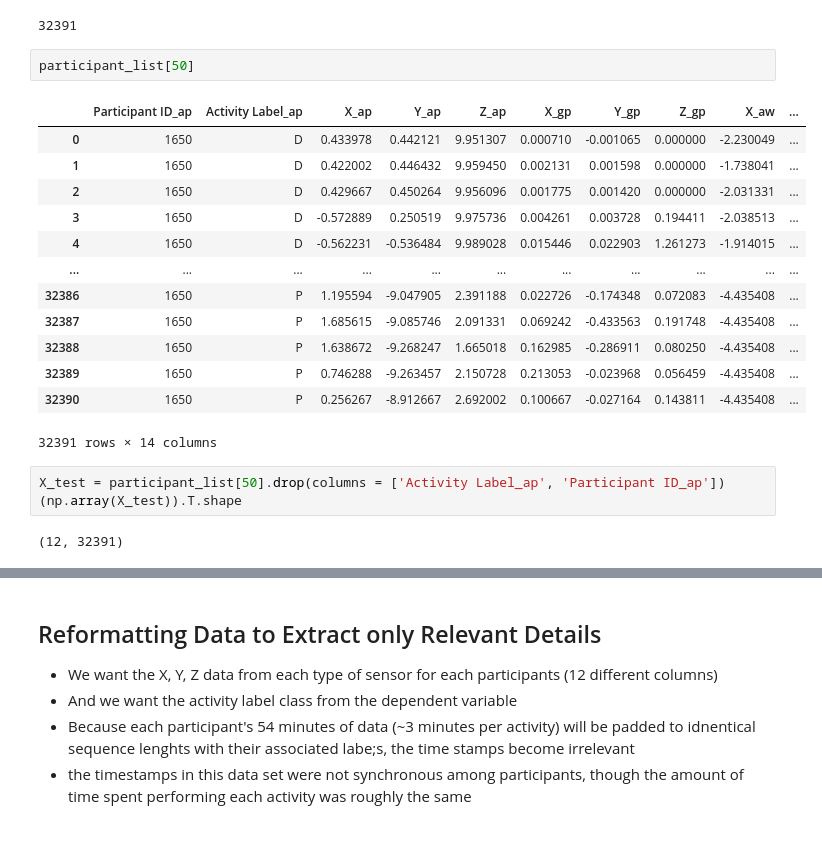
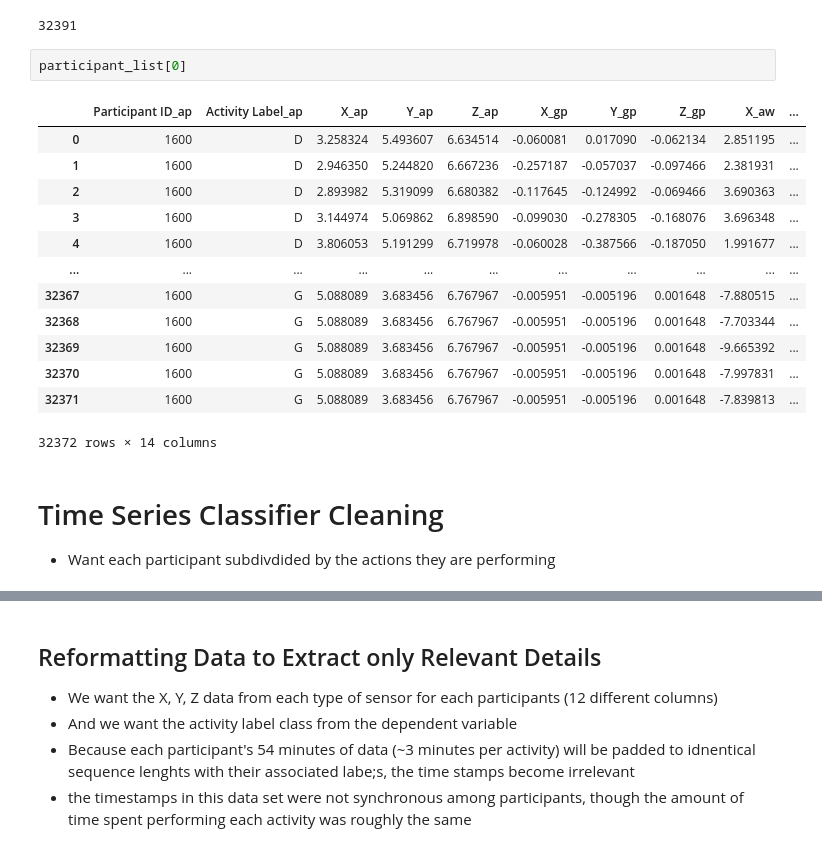
Before and after one commit to tweatherfordk/Accelerometer-Action-Dectection, a Jupyter notebook: Data Preprocessing.ipynb, the cells around one changed output, grey strips where cells are left out. Cells and saved outputs as stored; diff of their text form.

```diff
--- a/Data Preprocessing.ipynb
+++ b/Data Preprocessing.ipynb
@@ -146,23 +146,21 @@ len(participant_list[50])
 # %% [output]
 32391
 # %%
-participant_list[50]
+participant_list[0]
 # %% [output]
 |  | Participant ID_ap | Activity Label_ap | X_ap | Y_ap | Z_ap | X_gp | Y_gp | Z_gp | X_aw | ... |
-| 0 | 1650 | D | 0.433978 | 0.442121 | 9.951307 | 0.000710 | -0.001065 | 0.000000 | -2.230049 | ... |
-| 1 | 1650 | D | 0.422002 | 0.446432 | 9.959450 | 0.002131 | 0.001598 | 0.000000 | -1.738041 | ... |
-| 2 | 1650 | D | 0.429667 | 0.450264 | 9.956096 | 0.001775 | 0.001420 | 0.000000 | -2.031331 | ... |
-| 3 | 1650 | D | -0.572889 | 0.250519 | 9.975736 | 0.004261 | 0.003728 | 0.194411 | -2.038513 | ... |
-| 4 | 1650 | D | -0.562231 | -0.536484 | 9.989028 | 0.015446 | 0.022903 | 1.261273 | -1.914015 | ... |
+| 0 | 1600 | D | 3.258324 | 5.493607 | 6.634514 | -0.060081 | 0.017090 | -0.062134 | 2.851195 | ... |
+| 1 | 1600 | D | 2.946350 | 5.244820 | 6.667236 | -0.257187 | -0.057037 | -0.097466 | 2.381931 | ... |
+| 2 | 1600 | D | 2.893982 | 5.319099 | 6.680382 | -0.117645 | -0.124992 | -0.069466 | 3.690363 | ... |
+| 3 | 1600 | D | 3.144974 | 5.069862 | 6.898590 | -0.099030 | -0.278305 | -0.168076 | 3.696348 | ... |
+| 4 | 1600 | D | 3.806053 | 5.191299 | 6.719978 | -0.060028 | -0.387566 | -0.187050 | 1.991677 | ... |
 | ... | ... | ... | ... | ... | ... | ... | ... | ... | ... | ... |
-| 32386 | 1650 | P | 1.195594 | -9.047905 | 2.391188 | 0.022726 | -0.174348 | 0.072083 | -4.435408 | ... |
-| 32387 | 1650 | P | 1.685615 | -9.085746 | 2.091331 | 0.069242 | -0.433563 | 0.191748 | -4.435408 | ... |
-| 32388 | 1650 | P | 1.638672 | -9.268247 | 1.665018 | 0.162985 | -0.286911 | 0.080250 | -4.435408 | ... |
-| 32389 | 1650 | P | 0.746288 | -9.263457 | 2.150728 | 0.213053 | -0.023968 | 0.056459 | -4.435408 | ... |
-| 32390 | 1650 | P | 0.256267 | -8.912667 | 2.692002 | 0.100667 | -0.027164 | 0.143811 | -4.435408 | ... |
+| 32367 | 1600 | G | 5.088089 | 3.683456 | 6.767967 | -0.005951 | -0.005196 | 0.001648 | -7.880515 | ... |
+| 32368 | 1600 | G | 5.088089 | 3.683456 | 6.767967 | -0.005951 | -0.005196 | 0.001648 | -7.703344 | ... |
+| 32369 | 1600 | G | 5.088089 | 3.683456 | 6.767967 | -0.005951 | -0.005196 | 0.001648 | -9.665392 | ... |
+| 32370 | 1600 | G | 5.088089 | 3.683456 | 6.767967 | -0.005951 | -0.005196 | 0.001648 | -7.997831 | ... |
+| 32371 | 1600 | G | 5.088089 | 3.683456 | 6.767967 | -0.005951 | -0.005196 | 0.001648 | -7.839813 | ... |
-32391 rows × 14 columns
+32372 rows × 14 columns
-# %%
-X_test = participant_list[50].drop(columns = ['Activity Label_ap', 'Participant ID_ap'])
-(np.array(X_test)).T.shape
-# %% [output]
-(12, 32391)
+# %% [markdown]
+# Time Series Classifier Cleaning
+- Want each participant subdivdided by the actions they are performing
```
Also changed, not shown: parts of 35 cells of this notebook.
